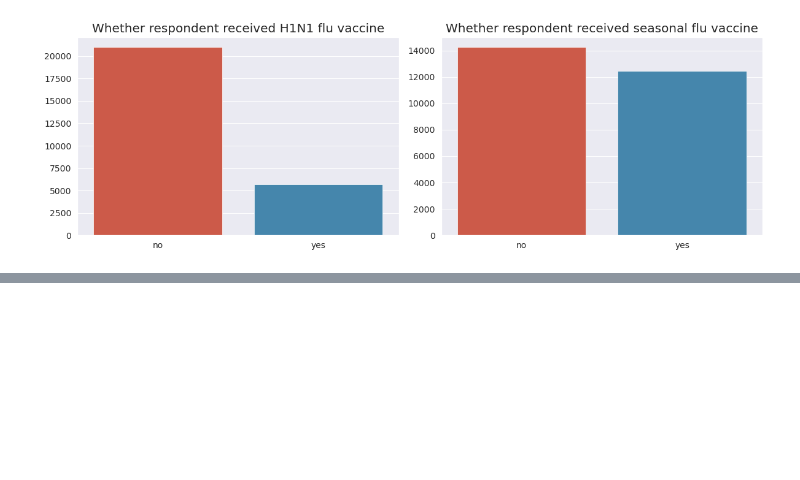
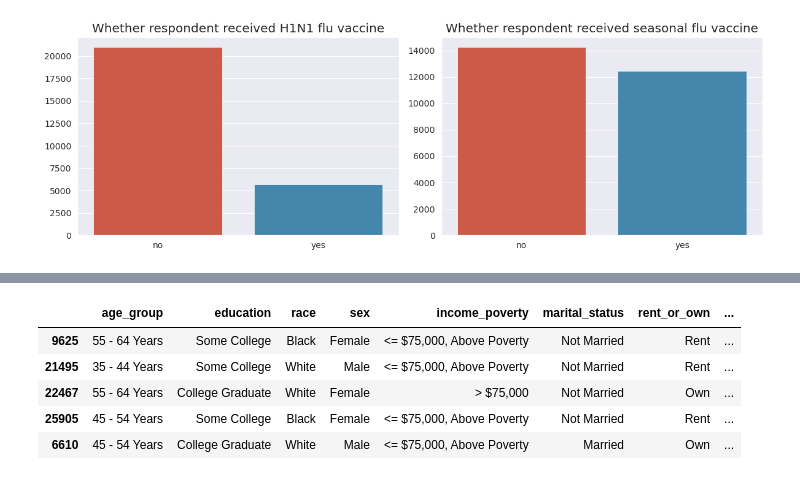
Before and after one commit to Rolf110/Flu-Shot-Learning---Competition, a Jupyter notebook: FirstTest.ipynb, the cells around one changed output, grey strips where cells are left out. Cells and saved outputs as stored; diff of their text form; code cells hidden in the pictures; blank space fills up the shorter version.

```diff
--- a/FirstTest.ipynb
+++ b/FirstTest.ipynb
@@ -54,0 +157,9 @@ plt.show()
+# %%
+df.select_dtypes(include='object').sample(5)
+# %% [output]
+|  | age_group | education | race | sex | income_poverty | marital_status | rent_or_own | ... |
+| 9625 | 55 - 64 Years | Some College | Black | Female | <= $75,000, Above Poverty | Not Married | Rent | ... |
+| 21495 | 35 - 44 Years | Some College | White | Male | <= $75,000, Above Poverty | Not Married | Rent | ... |
+| 22467 | 55 - 64 Years | College Graduate | White | Female | > $75,000 | Not Married | Own | ... |
+| 25905 | 45 - 54 Years | Some College | Black | Female | <= $75,000, Above Poverty | Not Married | Rent | ... |
+| 6610 | 45 - 54 Years | College Graduate | White | Male | <= $75,000, Above Poverty | Married | Own | ... |
```
Also changed, not shown: parts of 23 cells of this notebook.
